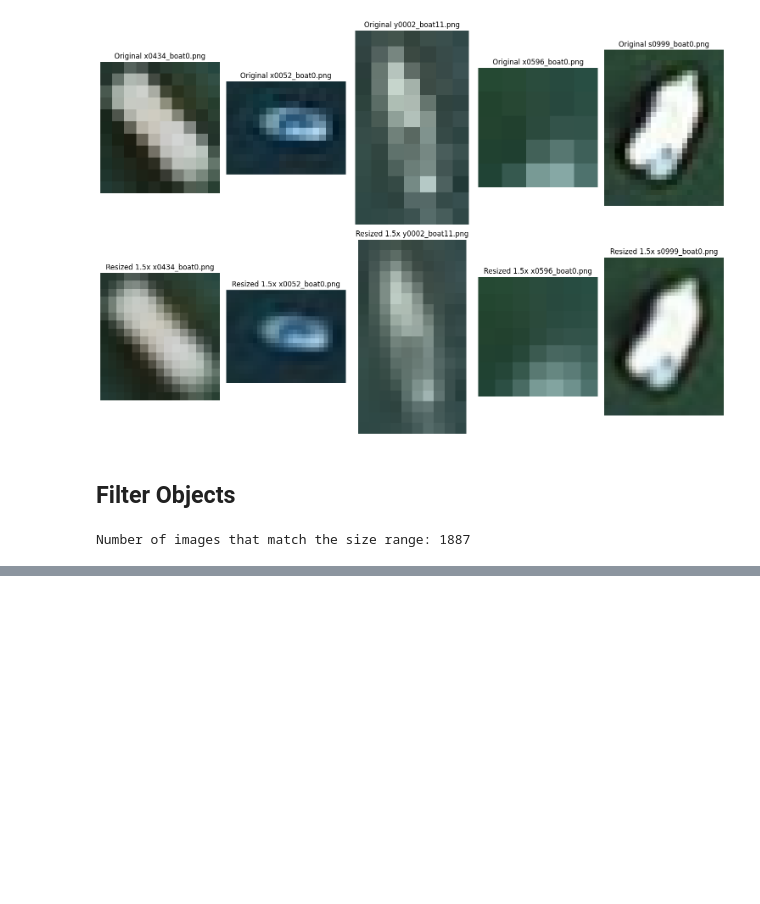
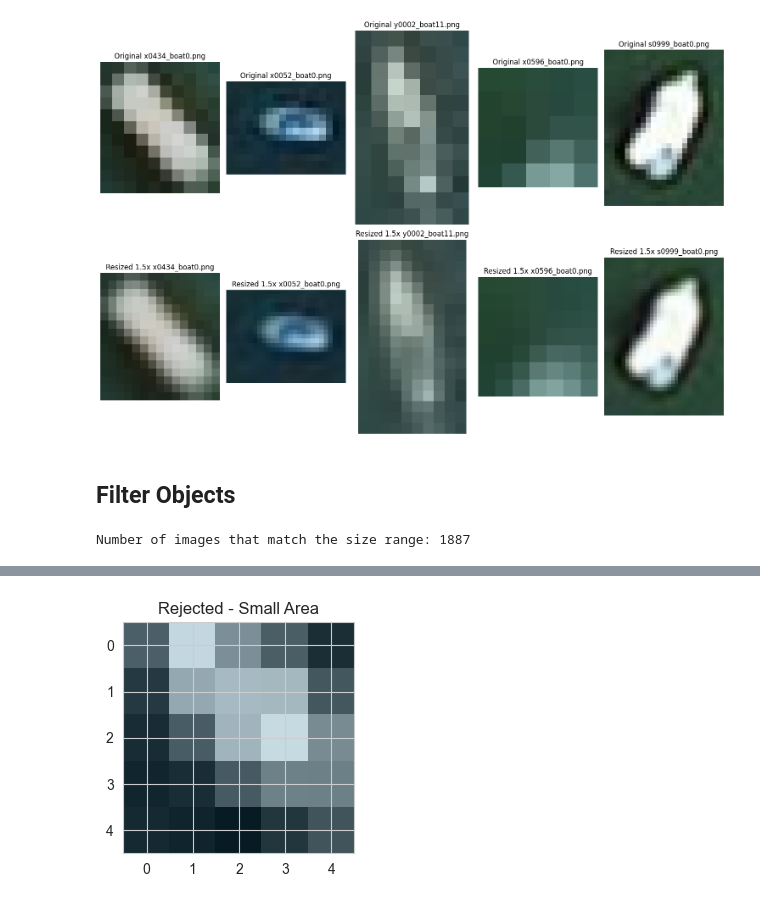
Before and after one commit to ElanoBeer/synthetic-satellite-pipeline, a Jupyter notebook: notebooks/object_exploration.ipynb, the cells around one changed output, grey strips where cells are left out. Cells and saved outputs as stored; diff of their text form; code cells hidden in the pictures; blank space fills up the shorter version.

```diff
--- a/notebooks/object_exploration.ipynb
+++ b/notebooks/object_exploration.ipynb
@@ -194,0 +192,88 @@ We want to decide on an object size that is appropriate for the cloning operatio
+# %%
+def inspect_rejected_images(
+    input_folder,
+    min_area=16,
+    min_extent=0.3,
+    min_solidity=0.5,
+    show_reason=True
+):
+
+    count = 0
+    for filename in os.listdir(input_folder):
+        if count ==5:
+            break
+
+        if not filename.lower().endswith((".png", ".jpg", ".jpeg")):
+            continue
+
+        path = os.path.join(input_folder, filename)
+        image = cv2.imread(path)
+        if image is None:
+            continue
+
+        gray = cv2.cvtColor(image, cv2.COLOR_BGR2GRAY)
+        _, thresh = cv2.threshold(gray, 10, 255, cv2.THRESH_BINARY)
+
+        contours, _ = cv2.findContours(thresh, cv2.RETR_EXTERNAL, cv2.CHAIN_APPROX_SIMPLE)
+        if not contours:
+            if show_reason:
+                print(f"{filename}: No contours found.")
+            plt.figure(figsize=(3, 3))
+            plt.imshow(image, cmap='gray')
+            plt.title("Rejected - No contours")
+            plt.show()
+            count += 1
+            continue
+
+        largest = max(contours, key=cv2.contourArea)
+        area = cv2.contourArea(largest)
+        if area < min_area:
+            if show_reason:
+                print(f"{filename}: Rejected for small area ({area:.2f}).")
+            image_rgb = cv2.cvtColor(image, cv2.COLOR_BGR2RGB)
+            plt.figure(figsize=(3, 3))
+            plt.imshow(image_rgb)
+            plt.title("Rejected - Small Area")
+            plt.show()
+            count += 1
+            continue
+
+        x, y, w, h = cv2.boundingRect(largest)
+
+        bounding_box_area = w * h
+        extent = area / float(bounding_box_area)
+        hull = cv2.convexHull(largest)
+        hull_area = cv2.contourArea(hull)
+        solidity = area / float(hull_area) if hull_area != 0 else 0
+
+        if extent < min_extent:
+            if show_reason:
+                print(f"{filename}: Rejected for extent ({extent:.2f}).")
+            plt.figure(figsize=(3, 3))
+            plt.imshow(image, cmap='gray')
+            plt.title("Rejected - Low Extent")
+            plt.show()
+            count += 1
+            continue
+
+        if solidity < min_solidity:
+            if show_reason:
+                print(f"{filename}: Rejected for solidity ({solidity:.2f}).")
+            cv2.drawContours(image, [hull], -1, (0, 255, 255), 2)
+            plt.figure(figsize=(3, 3))
+            plt.imshow(image, cmap='gray')
+            plt.title("Rejected - Low Solidity")
+            plt.show()
+            count += 1
+            continue
+
+        # If it passed all filters, don't show
+        continue
+
+inspect_rejected_images(
+    input_folder=path,
+    min_area=32,
+    min_extent=0.4,
+    min_solidity=0.6
+)
+# %% [output]
@@ -194,0 +281 @@ We want to decide on an object size that is appropriate for the cloning operatio
+[figure, added]
```
Also changed, not shown: parts of 4 cells of this notebook.
